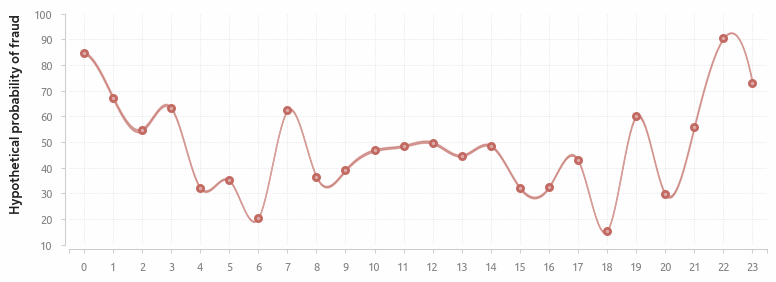
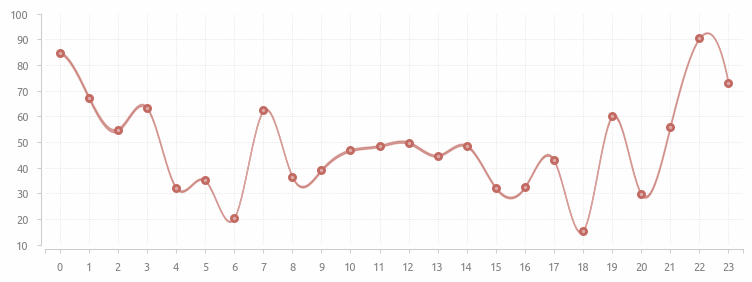
Unified diff of the notebook cell whose output changed from the first chart to the second:
--- before
+++ after
@@ -21,5 +21,5 @@
 
 ax.set_xlabel(None)
-ax.set_ylabel('Hypothetical probability of fraud', **label)
+# ax.set_ylabel('Hypothetical probability of fraud', **label)
 
 ax.set_xticks(bootstrap_fraud_prob.index)

Commit: upd